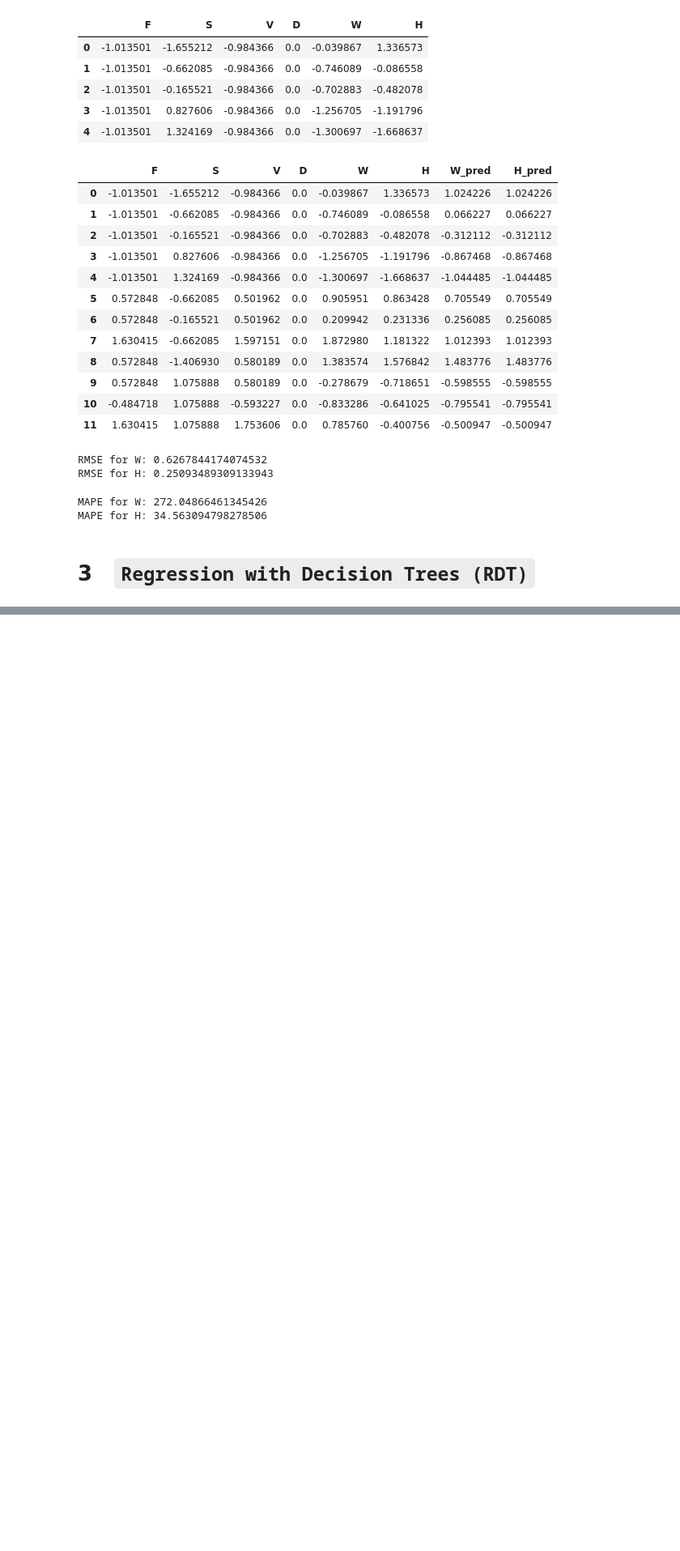
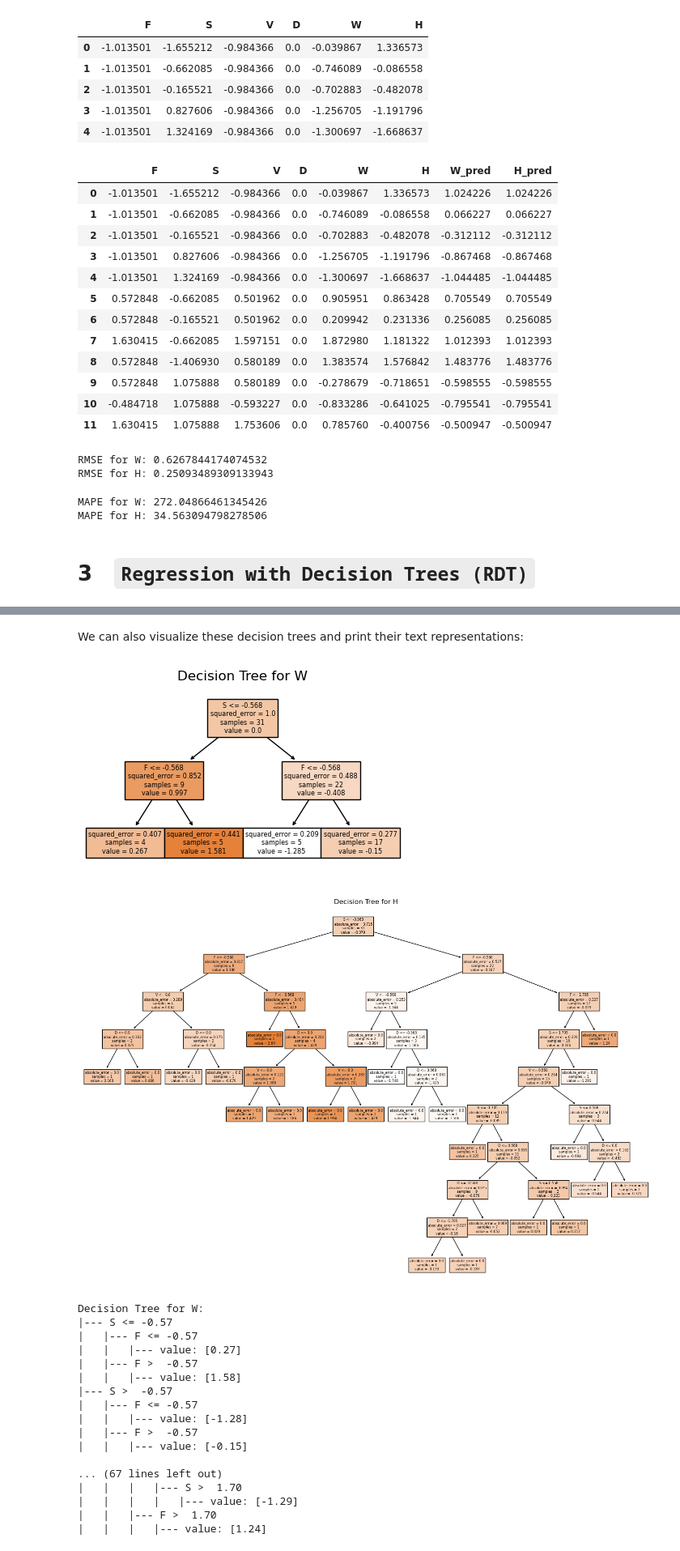
Before and after one commit to sokosaa/Machine-Learning-in-Mechanical-Engineering, a Jupyter notebook: HW3/HW3.ipynb, the cells around one changed output, grey strips where cells are left out. Shown at 81% size. Drawn from its saved outputs; the diff is of its cells as text; code cells hidden in the pictures; blank space fills up the shorter version.

```diff
--- a/HW3/HW3.ipynb
+++ b/HW3/HW3.ipynb
@@ -420,0 +493,19 @@ MAPE for H: 34.563094798278506
+# %%
+rdt_W = DecisionTreeRegressor(max_depth=2, criterion="squared_error", random_state=42)
+rdt_H = DecisionTreeRegressor(max_depth=10, criterion="absolute_error", random_state=42)
+
+# fit
+rdt_W.fit(X_train, y_train_W)
+rdt_H.fit(X_train, y_train_H)
+
+# predict
+y_pred_W = rdt_W.predict(X_test)
+y_pred_H = rdt_H.predict(X_test)
+
+print(f"W Mean Absolute Error: {mean_absolute_error(y_test_W, y_pred_W):.4f}")
+print(f"W Mean Squared Error : {mean_squared_error(y_test_W, y_pred_W):.4f}")
+print(f"W R^2 Score          : {r2_score(y_test_W, y_pred_W):.4f}")
+
+print(f"H Mean Absolute Error: {mean_absolute_error(y_test_H, y_pred_H):.4f}")
+print(f"H Mean Squared Error : {mean_squared_error(y_test_H, y_pred_H):.4f}")
+print(f"H R^2 Score          : {r2_score(y_test_H, y_pred_H):.4f}")
@@ -420,0 +519,49 @@ MAPE for H: 34.563094798278506
+# %% [markdown]
+We can also visualize these decision trees and print their text representations:
+# %%
+from sklearn import tree
+
+# Visualize the decision tree for W
+plt.figure(figsize=(5, 3))
+tree.plot_tree(rdt_W, feature_names=independent_vars, filled=True)
+plt.title('Decision Tree for W')
+plt.show()
+
+# Visualize the decision tree for H
+plt.figure(figsize=(18, 12))
+tree.plot_tree(rdt_H, feature_names=independent_vars, filled=True)
+plt.title('Decision Tree for H')
+plt.show()
+
+
+from sklearn.tree import export_text
+
+# Print the text description of the decision tree for W
+text_desc_W = export_text(rdt_W, feature_names=independent_vars)
+print("Decision Tree for W:")
+print(text_desc_W)
+
+# Print the text description of the decision tree for H
+text_desc_H = export_text(rdt_H, feature_names=independent_vars)
+print("Decision Tree for H:")
+print(text_desc_H)
+# %% [output]
+[figure, added]
+[figure, added]
+Decision Tree for W:
+|--- S <= -0.57
+|   |--- F <= -0.57
+|   |   |--- value: [0.27]
+|   |--- F >  -0.57
+|   |   |--- value: [1.58]
+|--- S >  -0.57
+|   |--- F <= -0.57
+|   |   |--- value: [-1.28]
+|   |--- F >  -0.57
+|   |   |--- value: [-0.15]
+
+... (67 lines left out)
+|   |   |   |--- S >  1.70
+|   |   |   |   |--- value: [-1.29]
+|   |   |--- F >  1.70
+|   |   |   |--- value: [1.24]
```
Also changed, not shown: parts of 19 cells of this notebook, 1 other file.
